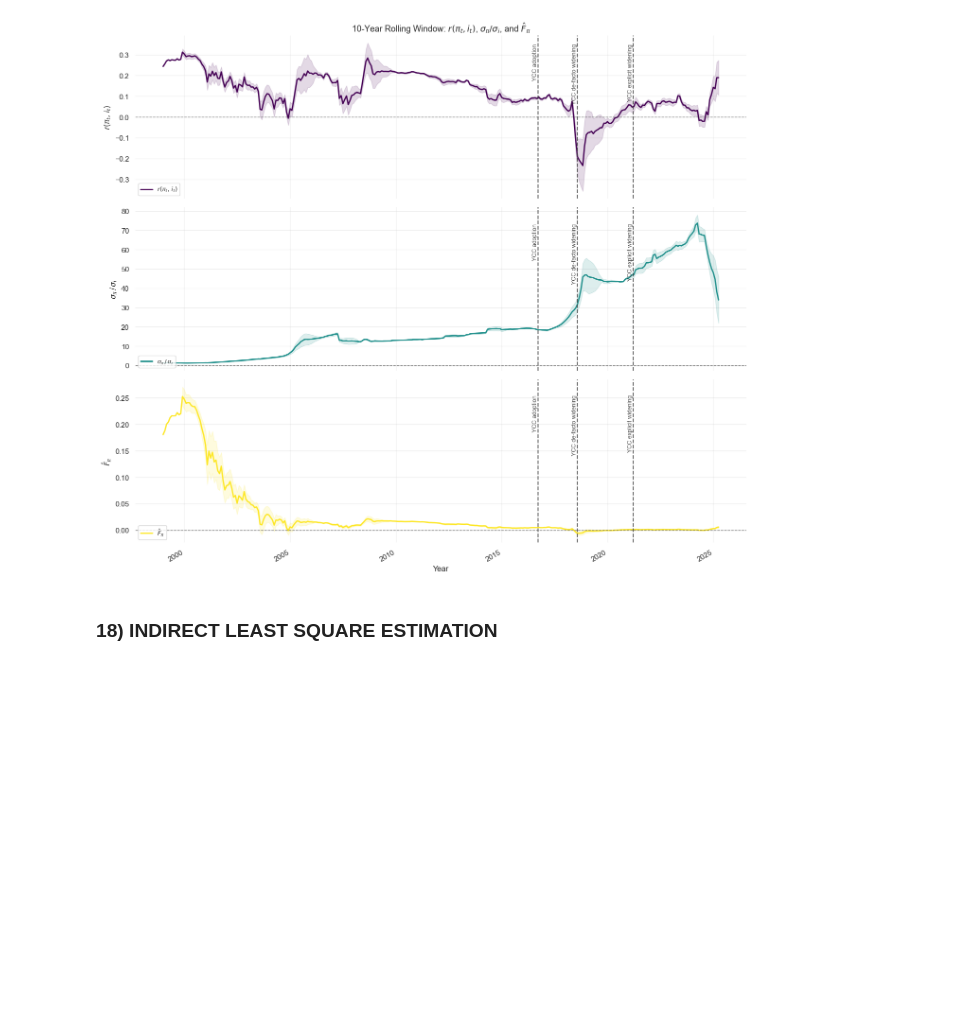
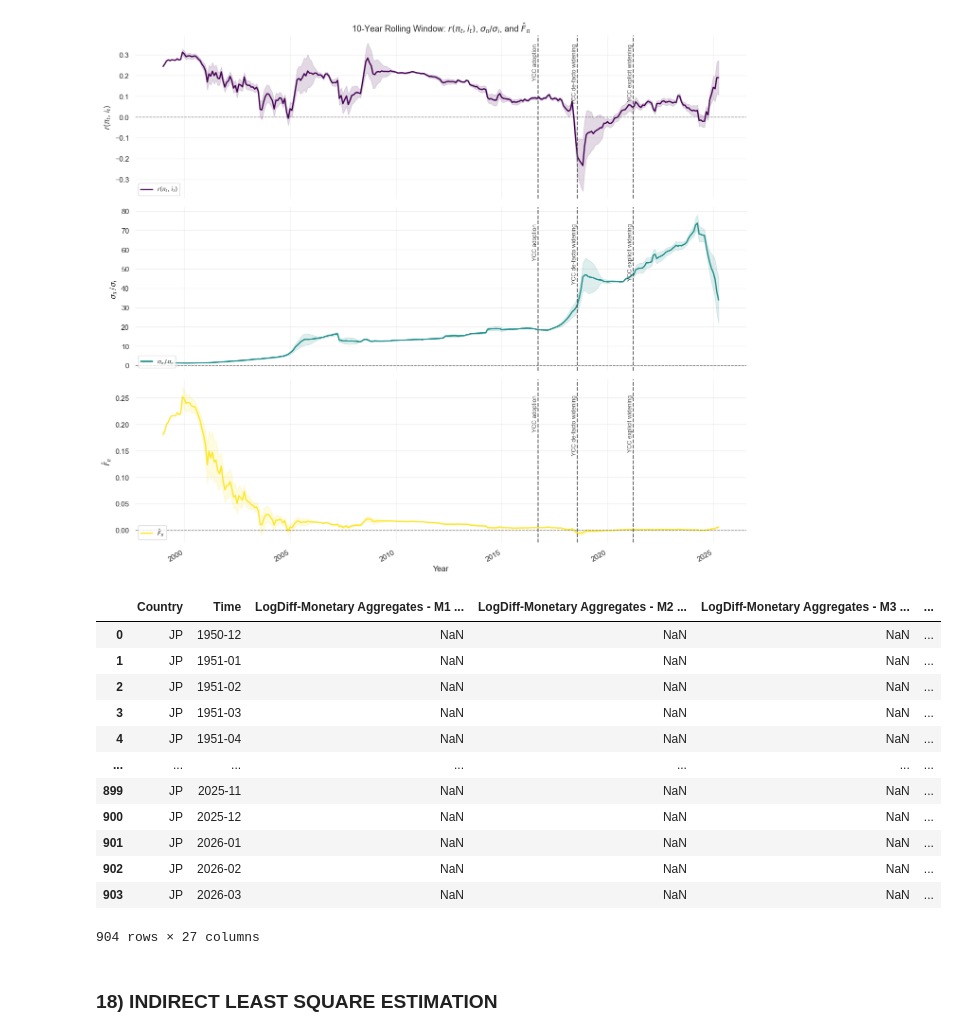
Before and after one commit to EliaLand/Policy_Target_RegimeSwitchingPersistence, a Jupyter notebook: Module3_ar_analysis.ipynb, the cells around one changed output. Saved outputs shown, nothing was run; the diff lists cells and outputs as text; code cells hidden in the pictures; blank space fills up the shorter version.

```diff
--- a/Module3_ar_analysis.ipynb
+++ b/Module3_ar_analysis.ipynb
@@ -3641,6 +3641,22 @@ plt.tight_layout()
 plt.show()
 # %% [output]
 [figure]
+# %%
+jp_trans_df
+# %% [output]
+|  | Country | Time | LogDiff-Monetary Aggregates - M1 ... | LogDiff-Monetary Aggregates - M2 ... | LogDiff-Monetary Aggregates - M3 ... | ... |
+| 0 | JP | 1950-12 | NaN | NaN | NaN | ... |
+| 1 | JP | 1951-01 | NaN | NaN | NaN | ... |
+| 2 | JP | 1951-02 | NaN | NaN | NaN | ... |
+| 3 | JP | 1951-03 | NaN | NaN | NaN | ... |
+| 4 | JP | 1951-04 | NaN | NaN | NaN | ... |
+| ... | ... | ... | ... | ... | ... | ... |
+| 899 | JP | 2025-11 | NaN | NaN | NaN | ... |
+| 900 | JP | 2025-12 | NaN | NaN | NaN | ... |
+| 901 | JP | 2026-01 | NaN | NaN | NaN | ... |
+| 902 | JP | 2026-02 | NaN | NaN | NaN | ... |
+| 903 | JP | 2026-03 | NaN | NaN | NaN | ... |
+904 rows × 27 columns
 # %% [markdown]
 ### **18) INDIRECT LEAST SQUARE ESTIMATION**
 # %%
```
Also changed, not shown: parts of 2 cells of this notebook, 1 other file.
